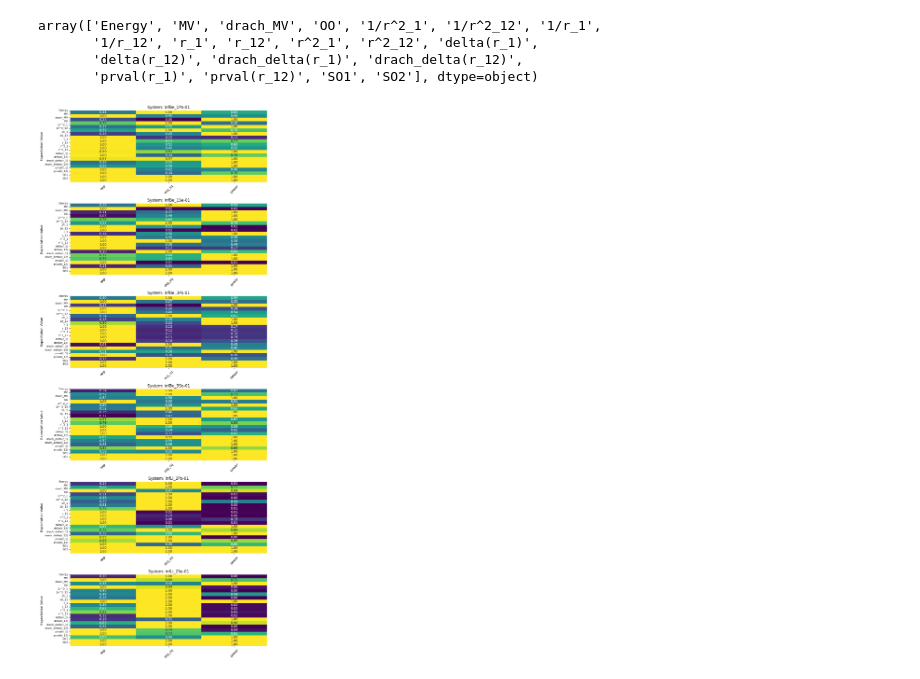
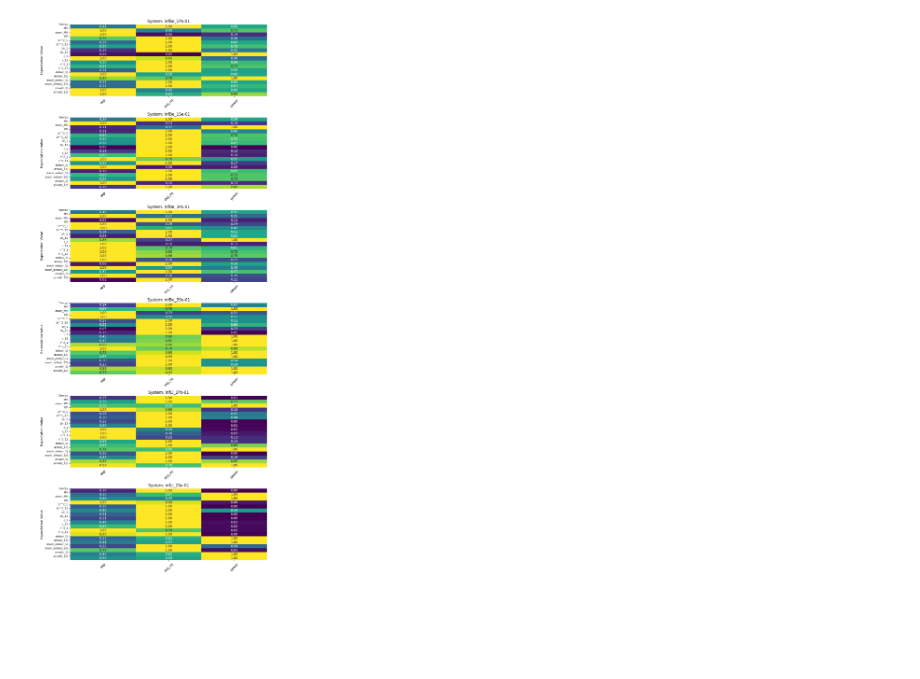
Before and after one commit to trulyaldi/extrapolation, a Jupyter notebook: src/test_inf_v3.ipynb, the cells around one changed output. Saved outputs shown, nothing was run; the diff lists cells and outputs as text; code cells hidden in the pictures; blank space fills up the shorter version.

```diff
--- a/src/test_inf_v3.ipynb
+++ b/src/test_inf_v3.ipynb
@@ -107,19 +103,19 @@ be_3po = be_3po.rename(columns= {'Basis Size': 'basis size'})
 be_3po_inf = be_3po.loc[be_3po['basis size'] == max(be_3po['basis size'])]
 be_3po_init = be_3po.iloc[:-1]
 # %%
-be_1po = upload_df('/home/trulyaldi/extrapolation/large-dataset/Be_1Po.csv')
+be_1po = upload_df('/home/aldiyar/extrapolation/large-dataset/Be_1Po.csv')
 be_1po = be_1po.drop(columns = ['SO1', 'SO2'])
 be_1po = be_1po.rename(columns= {'Basis Size': 'basis size'})
 be_1po_inf = be_1po.loc[be_1po['basis size'] == max(be_1po['basis size'])]
 be_1po_init = be_1po.iloc[:-1]
 # %%
-li_2po = upload_df('/home/trulyaldi/extrapolation/large-dataset/Li_2Po.csv')
+li_2po = upload_df('/home/aldiyar/extrapolation/large-dataset/Li_2Po.csv')
 li_2po = li_2po.drop(columns = ['SO1', 'SO2'])
 li_2po = li_2po.rename(columns= {'Basis Size': 'basis size'})
 li_2po_inf = li_2po.loc[li_2po['basis size'] == max(li_2po['basis size'])]
 li_2po_init = li_2po.iloc[:-1]
 # %%
-be_3se = upload_df('/home/trulyaldi/extrapolation/large-dataset/Be_3Se.csv')
+be_3se = upload_df('/home/aldiyar/extrapolation/large-dataset/Be_3Se.csv')
 be_3se = be_3se.drop(columns = ['SO1', 'SO2'])
 be_3se = be_3se.rename(columns= {'Basis Size': 'basis size'})
 be_3se_inf = be_3se.loc[be_3se['basis size'] == max(be_3se['basis size'])]
@@ -141,2 +158,2 @@ extrapolator.unified_extrapolator(be_1po_init).fit()
 # %%
-reference_values = pd.read_csv('/home/trulyaldi/extrapolation/large-dataset/reference_vals.txt', delim_whitespace=True)
+reference_values = pd.read_csv('/home/aldiyar/extrapolation/large-dataset/reference_vals.txt', delim_whitespace=True)
@@ -400,10 +358,3 @@ print(df_ranked['rank_power'].values.sum())
-# %%
-df_ranked['expectation_value'].unique()
-# %% [output]
-array(['Energy', 'MV', 'drach_MV', 'OO', '1/r^2_1', '1/r^2_12', '1/r_1',
-       '1/r_12', 'r_1', 'r_12', 'r^2_1', 'r^2_12', 'delta(r_1)',
-       'delta(r_12)', 'drach_delta(r_1)', 'drach_delta(r_12)',
-       'prval(r_1)', 'prval(r_12)', 'SO1', 'SO2'], dtype=object)
 # %%
 import seaborn as sns
 import matplotlib.pyplot as plt
@@ -422,8 +373,7 @@ df_long["method"] = df_long["method"].str.replace("rank_", "")
 all_expectations = [
     'Energy', 'MV', 'drach_MV', 'OO', '1/r^2_1', '1/r^2_12', '1/r_1',
     '1/r_12', 'r_1', 'r_12', 'r^2_1', 'r^2_12', 'delta(r_1)', 'delta(r_12)',
-    'drach_delta(r_1)', 'drach_delta(r_12)', 'prval(r_1)', 'prval(r_12)',
-    'SO1', 'SO2'
+    'drach_delta(r_1)', 'drach_delta(r_12)', 'prval(r_1)', 'prval(r_12)'
 ]
 
 # Plot one heatmap per system
@@ -433,31 +383,31 @@ n_systems = len(systems)
 fig, axes = plt.subplots(
     n_systems, 1, figsize=(10, max(4*n_systems, 0.4*len(all_expectations)))
 )
 
 # Make axes iterable even if n_systems=1
 if n_systems == 1:
     axes = [axes]
 
 for ax, system in zip(axes, systems):
     pivot = df_long[df_long["system"]==system].pivot(
         index="expectation_value", columns="method", values="rank"
     )
     pivot = pivot.reindex(all_expectations)  # ensure all rows
 
     sns.heatmap(
         pivot, cmap="viridis", annot=True, fmt=".2f", cbar=False, ax=ax
     )
     ax.set_title(f"System: {system}")
     ax.set_ylabel("Expectation Value")
     ax.set_xlabel("")
 
     # Force all labels to show
     ax.set_yticks(range(len(all_expectations)))
     ax.set_yticklabels(all_expectations, fontsize=8)
 
     ax.tick_params(axis="x", rotation=45)
 
 plt.tight_layout()
 plt.show()
 # %% [output]
-[figure, old version]
+[figure, new version]
```
Also changed, not shown: parts of 17 cells of this notebook, 3 other files.
